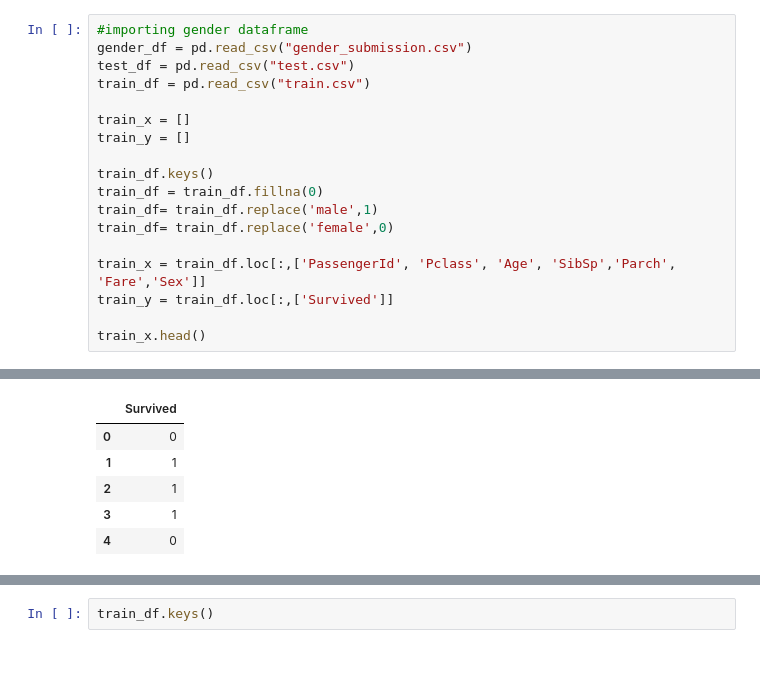
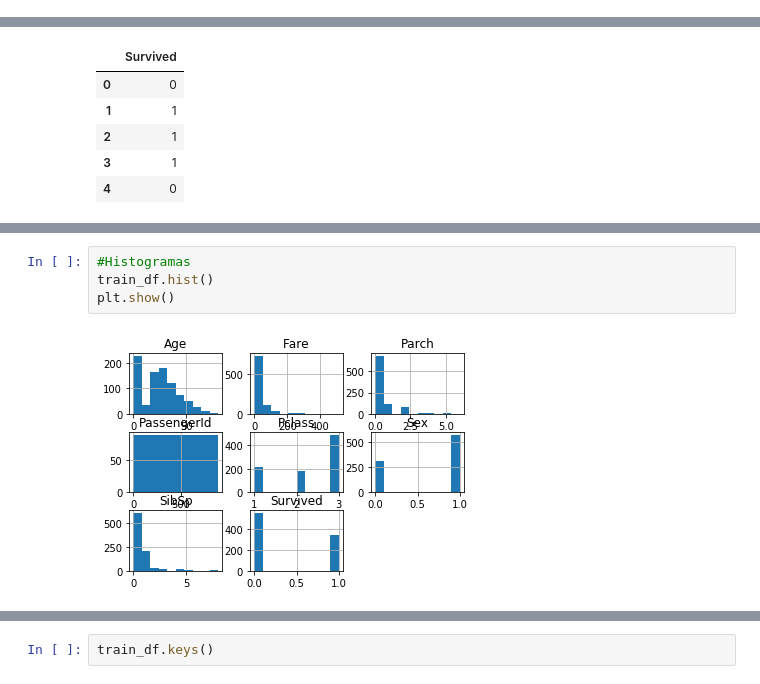
Before and after one commit to alcristian/Titanic_kaggle, a Jupyter notebook: titanic_kernel.ipynb, the cells around one changed output, grey strips where cells are left out. Drawn from its saved outputs; the diff is of its cells as text.

```diff
--- a/titanic_kernel.ipynb
+++ b/titanic_kernel.ipynb
@@ -26,18 +45,0 @@ SyntaxError: invalid syntax (<ipython-input-150-065955a94a99>, line 17)
-# %%
-#importing gender dataframe
-gender_df = pd.read_csv("gender_submission.csv")
-test_df = pd.read_csv("test.csv")
-train_df = pd.read_csv("train.csv")
-
-train_x = []
-train_y = []
-
-train_df.keys()
-train_df = train_df.fillna(0)
-train_df= train_df.replace('male',1)
-train_df= train_df.replace('female',0)
-
-train_x = train_df.loc[:,['PassengerId', 'Pclass', 'Age', 'SibSp','Parch', 'Fare','Sex']]
-train_y = train_df.loc[:,['Survived']]
-
-train_x.head()
@@ -59,0 +83,6 @@ train_y.head()
+# %%
+#Histogramas
+train_df.hist()
+plt.show()
+# %% [output]
+[figure, added]
```
Also changed, not shown: parts of 18 cells of this notebook, 5 other files.
